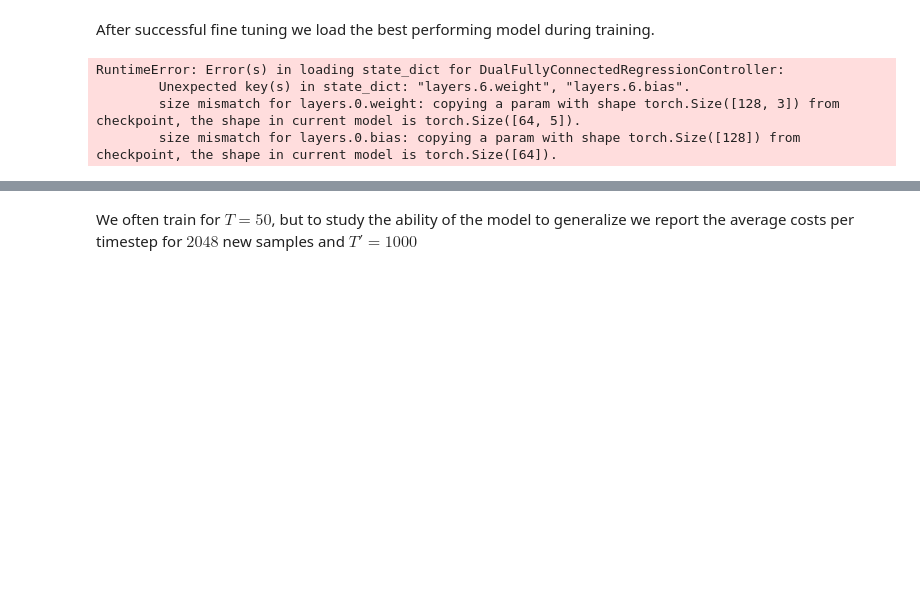
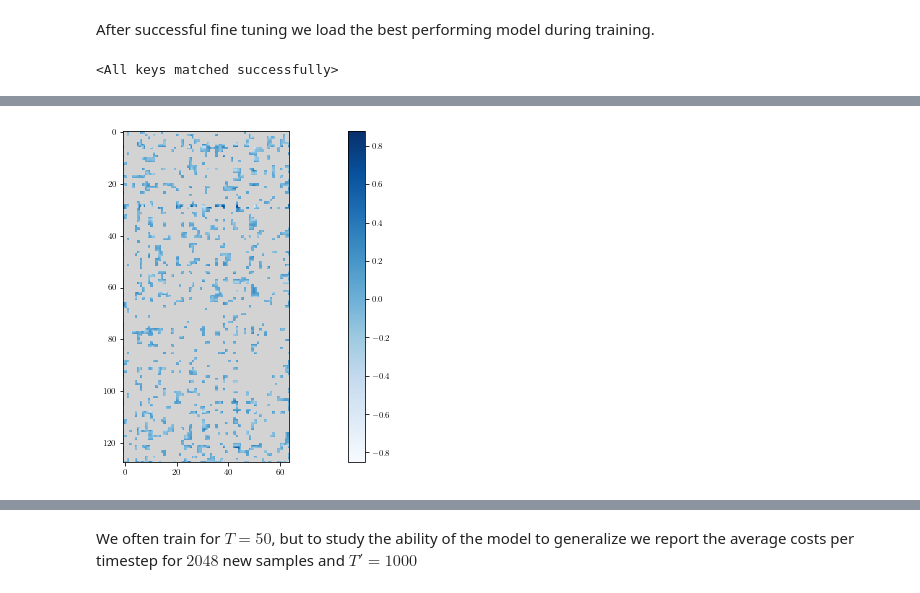
Before and after one commit to kushal-10/inventory-dynamics, a Jupyter notebook: notebooks/direct_learning_dual_nnc.ipynb, the cells around one changed output, grey strips where cells are left out. Saved outputs shown, nothing was run; the diff lists cells and outputs as text; code cells hidden in the pictures; blank space fills up the shorter version.

Commit message:
added msom data

```diff
--- a/notebooks/direct_learning_dual_nnc.ipynb
+++ b/notebooks/direct_learning_dual_nnc.ipynb
@@ -198,12 +198,35 @@ The above learning curve can be used to monitor learning.
 # %% [markdown]
 After successful fine tuning we load the best performing model during training.
 # %%
-best_model_load = torch.load('nnc_best_model_direct_learning_52421.pt', map_location='cpu')
+best_model_load = torch.load('nnc_best_model_direct_052521.pt', map_location='cpu')
 #print(best_model_load)
 fcc.load_state_dict(best_model_load)
 #fcc.load_state_dict(best_model[0])
 # %% [output]
-RuntimeError: Error(s) in loading state_dict for DualFullyConnectedRegressionController:
-        Unexpected key(s) in state_dict: "layers.6.weight", "layers.6.bias".
-        size mismatch for layers.0.weight: copying a param with shape torch.Size([128, 3]) from checkpoint, the shape in current model is torch.Size([64, 5]).
-        size mismatch for layers.0.bias: copying a param with shape torch.Size([128]) from checkpoint, the shape in current model is torch.Size([64]).
+<All keys matched successfully>
+# %%
+import matplotlib
+
+# set nice figure sizes
+fig_width_pt = 1200    # Get this from LaTeX using \showthe\columnwidth
+golden_mean = (np.sqrt(5.) - 1.) / 2.  # Aesthetic ratio
+ratio = golden_mean
+inches_per_pt = 1. / 72.27  # Convert pt to inches
+fig_width = fig_width_pt * inches_per_pt  # width in inches
+fig_height = fig_width*ratio  # height in inches
+fig_size = [fig_width, 0.5*fig_height]
+rcParams.update({'figure.figsize': fig_size})
+
+my_data = np.copy(best_model_load["layers.1.weight"].numpy().T)
+my_data[np.logical_and(my_data >= -0.05,my_data <= 0.05)] = np.nan
+current_cmap = matplotlib.cm.get_cmap("Blues")
+current_cmap.set_bad(color='LightGrey')
+
+plt.figure()
+plt.imshow(my_data,cmap=current_cmap)
+plt.colorbar()
+#plt.ylim(0,2.5)
+#plt.yticks([0,2.5])
+plt.tight_layout()
+plt.show()
+# %% [output]
@@ -209,0 +234 @@ RuntimeError: Error(s) in loading state_dict for DualFullyConnectedRegressionCon
+[figure, added]
```
Also changed, not shown: parts of 5 cells of this notebook, 6 other files.
